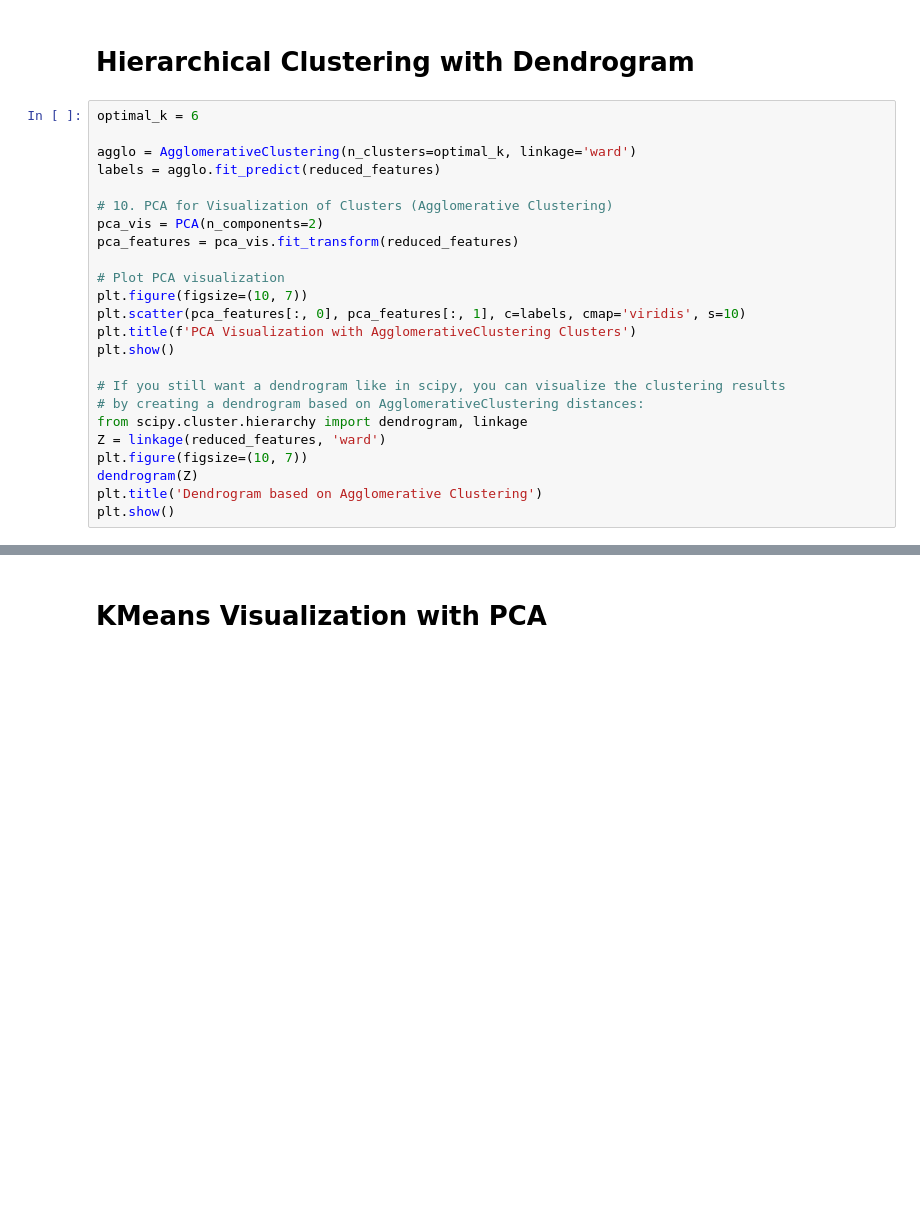
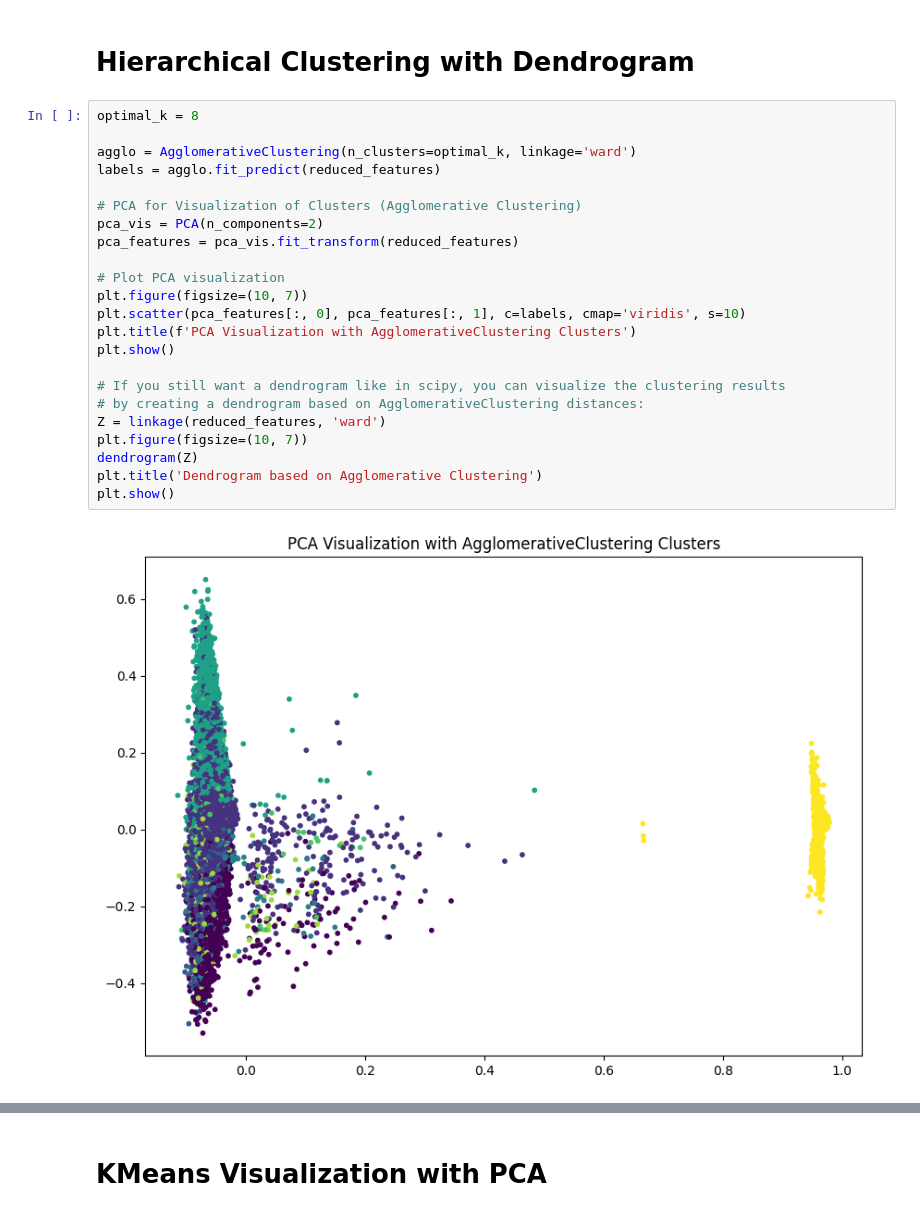
Before and after one commit to Jus-tiine/CTDS, a Jupyter notebook: GroupSimilarities.ipynb, the cells around one changed output, grey strips where cells are left out. Saved outputs shown, nothing was run; the diff lists cells and outputs as text; blank space fills up the shorter version.

```diff
--- a/GroupSimilarities.ipynb
+++ b/GroupSimilarities.ipynb
@@ -148,26 +151,27 @@ plt.show()
 # %% [markdown]
 # Hierarchical Clustering with Dendrogram
 # %%
-optimal_k = 6
+optimal_k = 8
 
 agglo = AgglomerativeClustering(n_clusters=optimal_k, linkage='ward')
 labels = agglo.fit_predict(reduced_features)
 
-# 10. PCA for Visualization of Clusters (Agglomerative Clustering)
+# PCA for Visualization of Clusters (Agglomerative Clustering)
 pca_vis = PCA(n_components=2)
 pca_features = pca_vis.fit_transform(reduced_features)
 
 # Plot PCA visualization
 plt.figure(figsize=(10, 7))
 plt.scatter(pca_features[:, 0], pca_features[:, 1], c=labels, cmap='viridis', s=10)
 plt.title(f'PCA Visualization with AgglomerativeClustering Clusters')
 plt.show()
 
 # If you still want a dendrogram like in scipy, you can visualize the clustering results
 # by creating a dendrogram based on AgglomerativeClustering distances:
-from scipy.cluster.hierarchy import dendrogram, linkage
 Z = linkage(reduced_features, 'ward')
 plt.figure(figsize=(10, 7))
 dendrogram(Z)
 plt.title('Dendrogram based on Agglomerative Clustering')
 plt.show()
+# %% [output]
+[figure, added]
```
Also changed, not shown: parts of 12 cells of this notebook.
